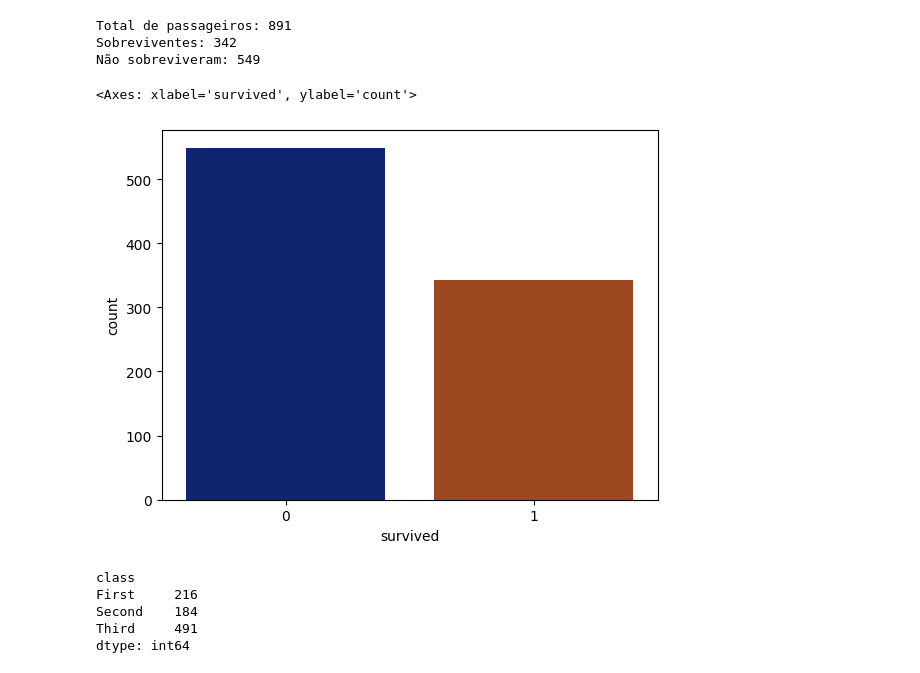
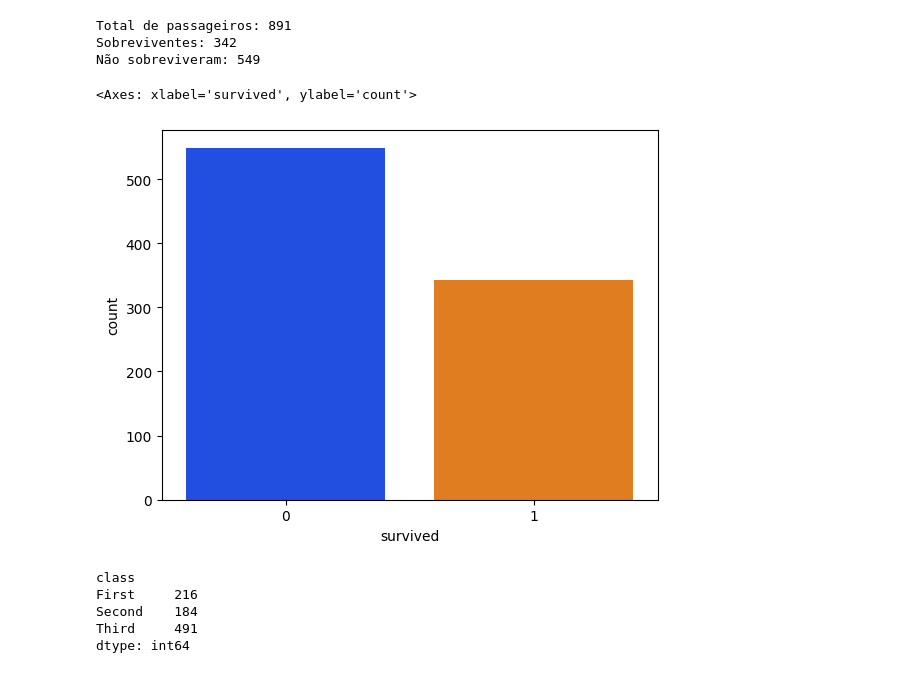
Before and after one commit to mariliafcborba/Titanic, a Jupyter notebook: Titanic.ipynb, the cells around one changed output. Saved outputs shown, nothing was run; the diff lists cells and outputs as text; code cells hidden in the pictures.

```diff
--- a/Titanic.ipynb
+++ b/Titanic.ipynb
@@ -144,0 +144,3 @@ Length: 891, dtype: bool
+# %%
+# Preenchendo os valores nulos da coluna 'age'
+df['age'].fillna(df['age'].mean(), inplace=True)
@@ -144,0 +157,6 @@ Length: 891, dtype: bool
+# %%
+# Preenchendo os valores nulos da coluna 'embarked'
+top = 'S'
+df['embarked'] = df['embarked'].fillna(top)
+
+df.isnull().sum().sort_values(ascending=False)
@@ -157,10 +187,10 @@ Total de passageiros: 891
 Sobreviventes: 342
 Não sobreviveram: 549
 # %%
-sns.countplot(data=df, x='survived', palette='dark')
+sns.countplot(data=df, x='survived', palette='bright')
 # %% [output]
 <Axes: xlabel='survived', ylabel='count'>
-[figure, old version]
+[figure, new version]
 # %%
 # Total de passageiros por classe
 df.groupby('class').size()
```
Also changed, not shown: parts of 31 cells of this notebook.
